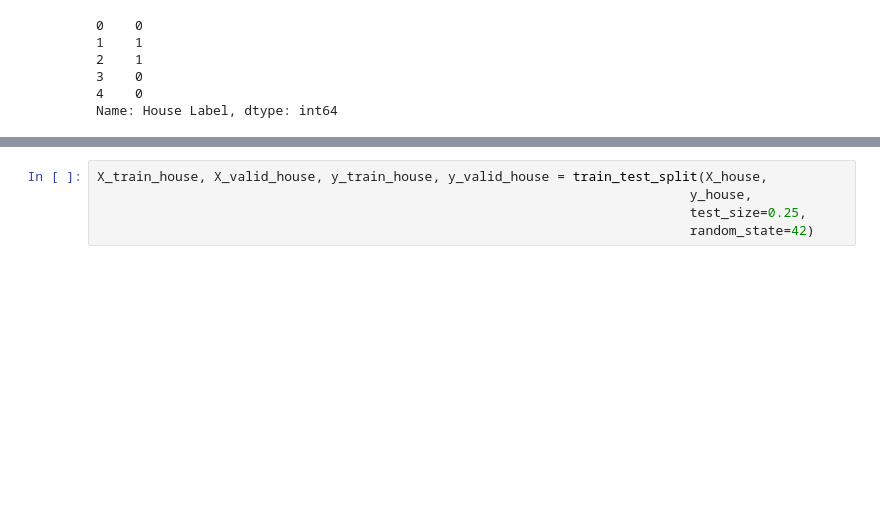
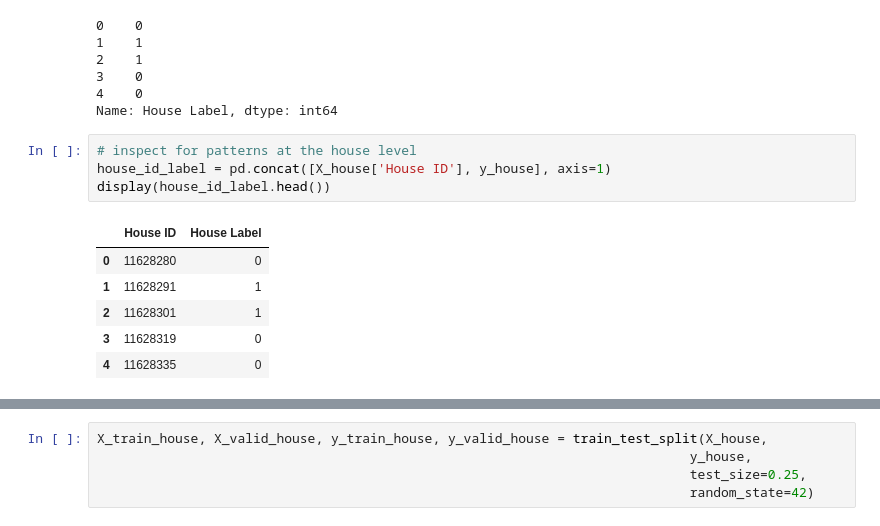
Before and after one commit to torenunez/udacity-mlnd-capstone, a Jupyter notebook: ev_capstone.ipynb, the cells around one changed output, grey strips where cells are left out. Cells and saved outputs as stored; diff of their text form; blank space fills up the shorter version.

```diff
--- a/ev_capstone.ipynb
+++ b/ev_capstone.ipynb
@@ -244,3 +255,14 @@ display(y_house.head())
 3    0
 4    0
 Name: House Label, dtype: int64
+# %%
+# inspect for patterns at the house level
+house_id_label = pd.concat([X_house['House ID'], y_house], axis=1)
+display(house_id_label.head())
+# %% [output]
+|  | House ID | House Label |
+| 0 | 11628280 | 0 |
+| 1 | 11628291 | 1 |
+| 2 | 11628301 | 1 |
+| 3 | 11628319 | 0 |
+| 4 | 11628335 | 0 |
```
Also changed, not shown: parts of 6 cells of this notebook, 2 other files.
